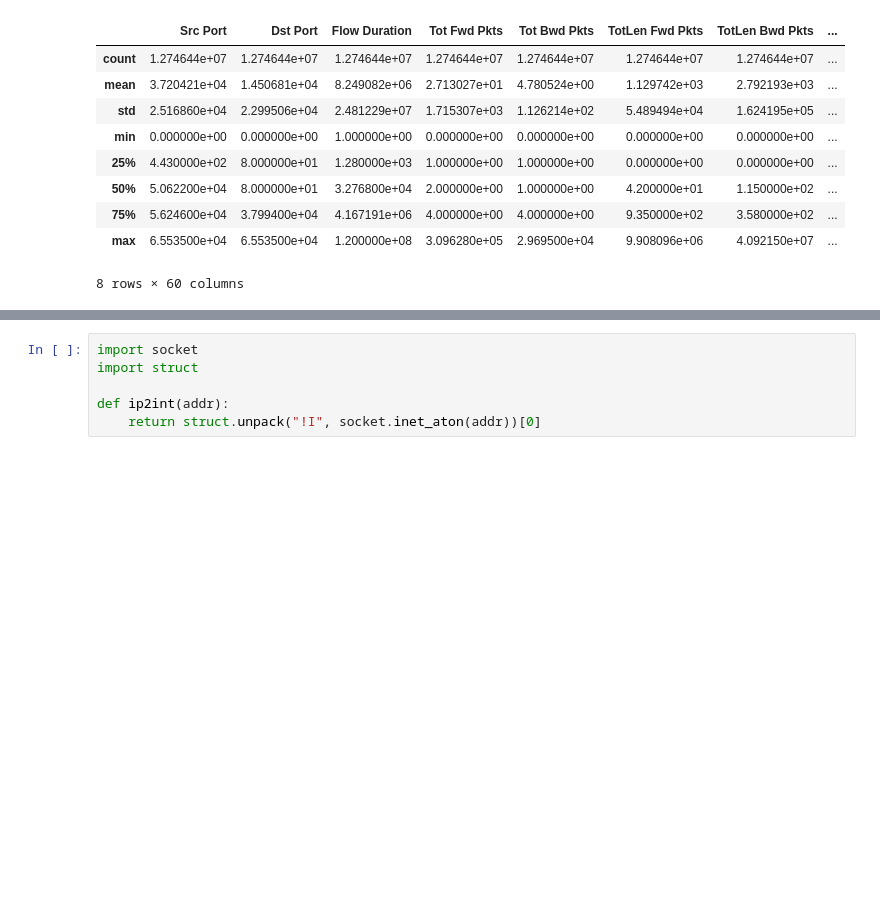
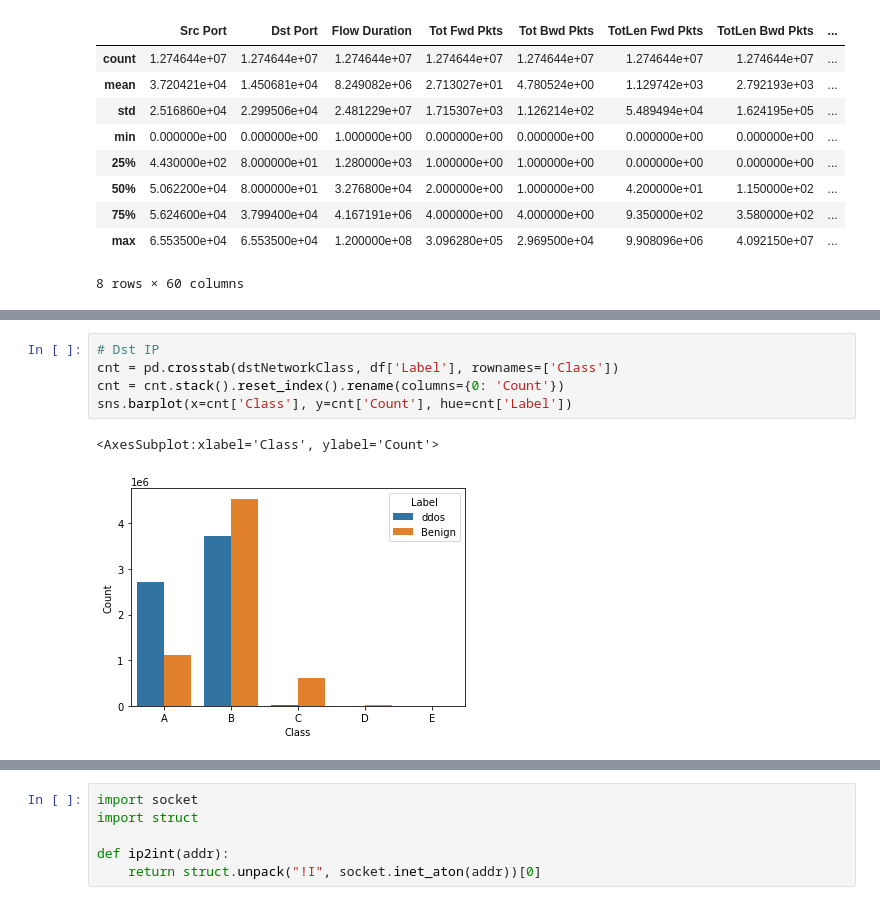
Before and after one commit to manoj-b-22/IDS-in-IoV, a Jupyter notebook: preprocess/inter.ipynb, the cells around one changed output, grey strips where cells are left out. Drawn from its saved outputs; the diff is of its cells as text; blank space fills up the shorter version.

```diff
--- a/preprocess/inter.ipynb
+++ b/preprocess/inter.ipynb
@@ -184,0 +229,8 @@ df.describe()
+# %%
+# Dst IP
+cnt = pd.crosstab(dstNetworkClass, df['Label'], rownames=['Class'])
+cnt = cnt.stack().reset_index().rename(columns={0: 'Count'})
+sns.barplot(x=cnt['Class'], y=cnt['Count'], hue=cnt['Label'])
+# %% [output]
+<AxesSubplot:xlabel='Class', ylabel='Count'>
+[figure, added]
```
Also changed, not shown: parts of 15 cells of this notebook.
